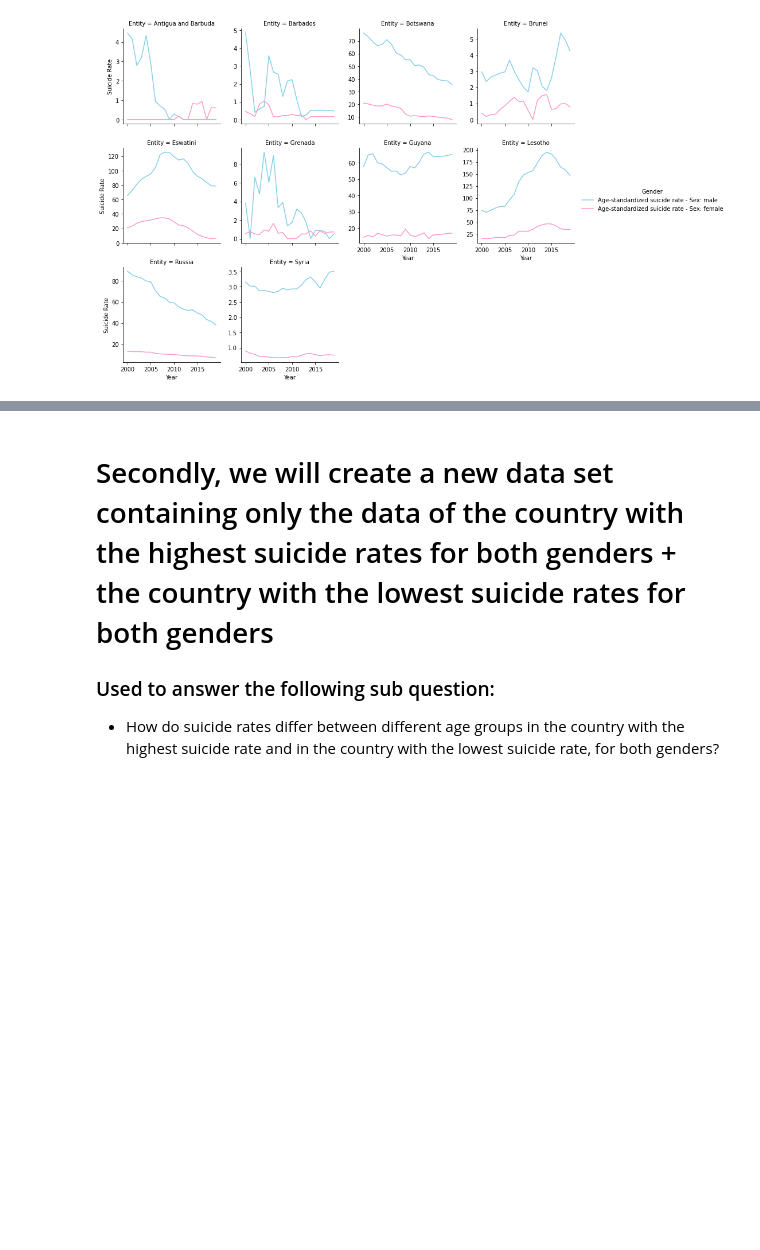
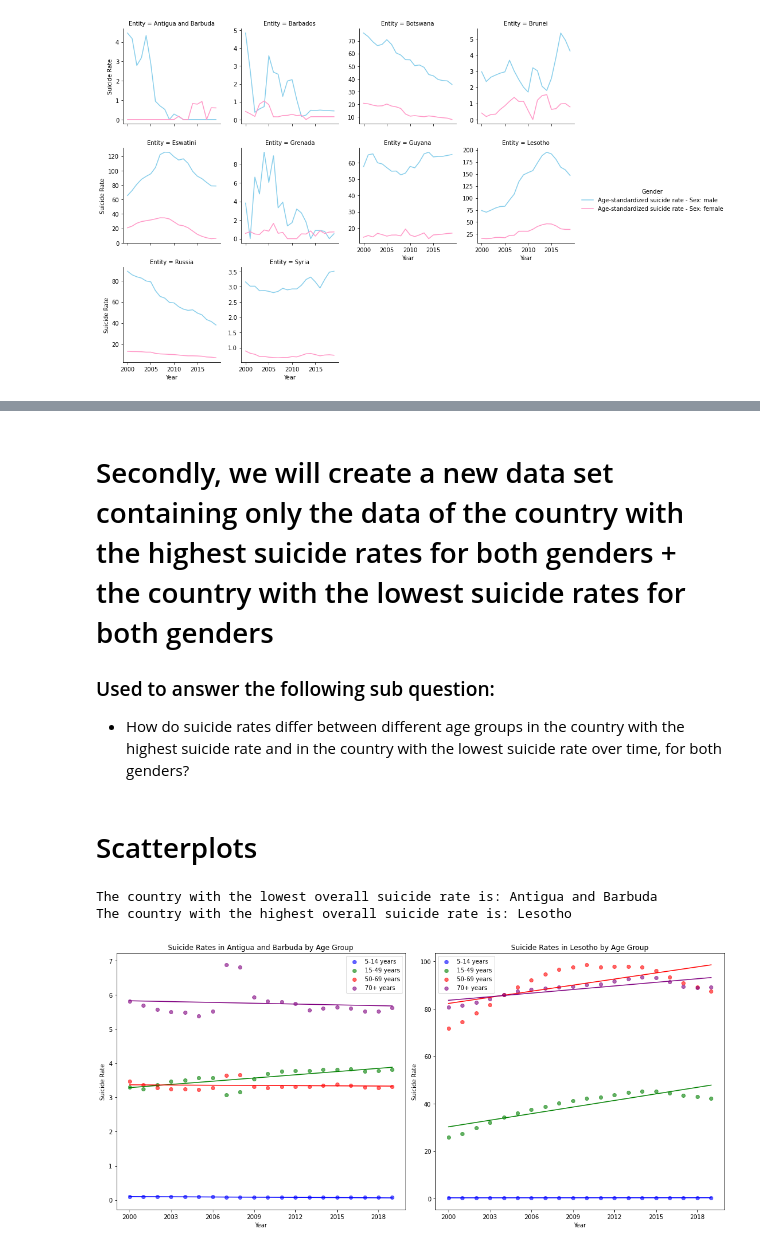
Before and after one commit to LingMJDK/Project_Data_Wrangling_32, a Jupyter notebook: project_DW_32.ipynb, the cells around one changed output, grey strips where cells are left out. Saved outputs shown, nothing was run; the diff lists cells and outputs as text; code cells hidden in the pictures; blank space fills up the shorter version.

Commit message:
finalized the trend analysis

```diff
--- a/project_DW_32.ipynb
+++ b/project_DW_32.ipynb
@@ -325,7 +329,7 @@ Significantly, in countries such as Antigua and Barbuda, Barbados, Brunei, and G
 # %% [markdown]
 # Secondly, we will create a new data set containing only the data of the country with the highest suicide rates for both genders + the country with the lowest suicide rates for both genders
 ### Used to answer the following sub question:
-- How do suicide rates differ between different age groups in the country with the highest suicide rate and in the country with the lowest suicide rate, for both genders?
+- How do suicide rates differ between different age groups in the country with the highest suicide rate and in the country with the lowest suicide rate over time, for both genders?
 # %%
 # average_rates
 # %%
@@ -342,0 +347,69 @@ top_bottom_country = df_combined[df_combined['Entity'].isin(selected_country)]
+# %% [markdown]
+# Scatterplots
+# %%
+# what are the names of the top and bottom countries
+top_country = top_1.index[0]
+bottom_country = bottom_1.index[0]
+
+print(f"The country with the lowest overall suicide rate is: {bottom_country}")
+print(f"The country with the highest overall suicide rate is: {top_country}")
+# %% [output]
+The country with the lowest overall suicide rate is: Antigua and Barbuda
+The country with the highest overall suicide rate is: Lesotho
+# %%
+# separate the data for the two countries
+df_bottom_country = top_bottom_country[top_bottom_country["Entity"] == bottom_country]
+df_top_country = top_bottom_country[top_bottom_country["Entity"] == top_country]
+
+# Function to plot scatter and trend line
+def plot_scatter_and_trend(ax, df, x, y, label, color):
+    #scatter plot
+    ax.scatter(df[x], df[y], label=label, alpha=0.6, color=color)
+
+    #trend line
+    z = np.polyfit(df[x], df[y], 1)  # Linear fit with degree 1
+    p = np.poly1d(z)  # polynomial function
+    ax.plot(df[x], p(df[x]), color=color, linestyle='-')  # Trend line
+
+# Plotting scatter plots for each country with trend lines
+plt.figure(figsize=(15, 7))
+
+# Bottom Country
+plt.subplot(1, 2, 1)
+plot_scatter_and_trend(plt.gca(), df_bottom_country, "Year", "Deaths - Self-harm - Sex: Both - Age: 5-14 years (Rate)", '5-14 years', 'blue')
+plot_scatter_and_trend(plt.gca(), df_bottom_country, "Year", "Deaths - Self-harm - Sex: Both - Age: 15-49 years (Rate)", '15-49 years', 'green')
+plot_scatter_and_trend(plt.gca(), df_bottom_country, "Year", "Deaths - Self-harm - Sex: Both - Age: 50-69 years (Rate)", '50-69 years', 'red')
+plot_scatter_and_trend(plt.gca(), df_bottom_country, "Year", "Deaths - Self-harm - Sex: Both - Age: 70+ years (Rate)", '70+ years', 'purple')
+plt.title(f"Suicide Rates in {bottom_country} by Age Group")
+plt.xlabel("Year")
+plt.ylabel("Suicide Rate")
+plt.legend()
+
+# Top Country
+plt.subplot(1, 2, 2)
+plot_scatter_and_trend(plt.gca(), df_top_country, "Year", "Deaths - Self-harm - Sex: Both - Age: 5-14 years (Rate)", '5-14 years', 'blue')
+plot_scatter_and_trend(plt.gca(), df_top_country, "Year", "Deaths - Self-harm - Sex: Both - Age: 15-49 years (Rate)", '15-49 years', 'green')
+plot_scatter_and_trend(plt.gca(), df_top_country, "Year", "Deaths - Self-harm - Sex: Both - Age: 50-69 years (Rate)", '50-69 years', 'red')
+plot_scatter_and_trend(plt.gca(), df_top_country, "Year", "Deaths - Self-harm - Sex: Both - Age: 70+ years (Rate)", '70+ years', 'purple')
+plt.title(f"Suicide Rates in {top_country} by Age Group")
+plt.xlabel("Year")
+plt.ylabel("Suicide Rate")
+plt.legend()
+
+
+# correct the x-axis ticks for each subplot
+# For the first subplot (Bottom Country)
+plt.subplot(1, 2, 1)
+years = df_bottom_country["Year"].unique()
+plt.xticks(np.arange(min(years), max(years)+1, 3.0))  # Set ticks at every 3 years
+
+#For the second subplot (Top Country)
+plt.subplot(1, 2, 2)
+years = df_top_country["Year"].unique()
+plt.xticks(np.arange(min(years), max(years)+1, 3.0))  # Set ticks at every 3 years
+
+
+plt.tight_layout()
+plt.show()
+# %% [output]
+[figure, added]
```
Also changed, not shown: parts of 4 cells of this notebook.
